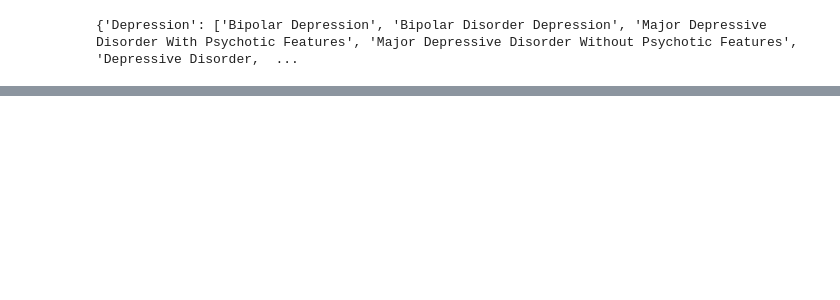
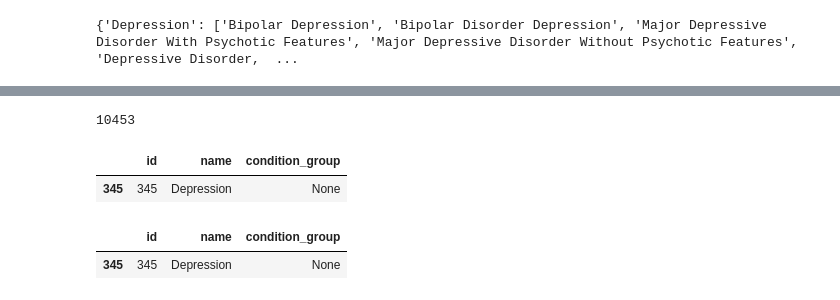
Before and after one commit to mediboard/treats, a Jupyter notebook: notebooks/AddConditionClustering.ipynb, the cells around one changed output, grey strips where cells are left out. Cells and saved outputs as stored; diff of their text form; code cells hidden in the pictures; blank space fills up the shorter version.

```diff
--- a/notebooks/AddConditionClustering.ipynb
+++ b/notebooks/AddConditionClustering.ipynb
@@ -16,0 +99,8 @@ connection = engine.connect()
+# %%
+group_to_id = defaultdict(def_value)
+for condition in data.keys():
+    id = df[df['name']== condition]['id']
+    if len(id) != 0:
+        group_to_id[condition] = int(id)
+# %%
+successful_groupings = set()
@@ -16,0 +109,29 @@ connection = engine.connect()
+# %%
+# Grouped
+for i, row in df.iterrows():
+    condition_group = inverted[row['name']]
+    group_id = group_to_id[condition_group]
+    if condition_group and group_id:
+        df.at[i,'condition_group'] = group_id
+        if group_id not in successful_groupings:
+            query = 'INSERT INTO condition_groups (id, name) VALUES (%s, %s)'
+            engine.execute(query, (group_id, condition_group))
+            successful_groupings.add(group_id)
+        query = 'UPDATE conditions set condition_group={} where id={}'.format(group_id, row['id'])
+        print(query)
+        engine.execute(query)
+# Ungrouped
+for i, row in df.iterrows():
+    condition_group = inverted[row['name']]
+    group_id = group_to_id[condition_group
+    else:
+        # No grouping
+        if row['id'] not in successful_groupings:
+            query = 'INSERT INTO condition_groups (id, name) VALUES (%s, %s)'
+            print(query)
+            engine.execute(query, (row['id'], row['name']))
+            successful_groupings.add(row['id'])
+        query = 'UPDATE conditions set condition_group={} where id={}'.format(row['id'], row['id'])
+        print(query)
+        engine.execute(query)
+# print(successful_groupings)
@@ -16,0 +159,4 @@ connection = engine.connect()
+# %%
+len(successful_groupings)
+# %% [output]
+10453
@@ -16,0 +173,5 @@ connection = engine.connect()
+# %%
+df.loc[df['name'] =='Depression']
+# %% [output]
+|  | id | name | condition_group |
+| 345 | 345 | Depression | None |
@@ -16,0 +180,5 @@ connection = engine.connect()
+# %%
+conditions_db.loc[df['name'] =='Depression']
+# %% [output]
+|  | id | name | condition_group |
+| 345 | 345 | Depression | None |
```
Also changed, not shown: parts of 14 cells of this notebook.
